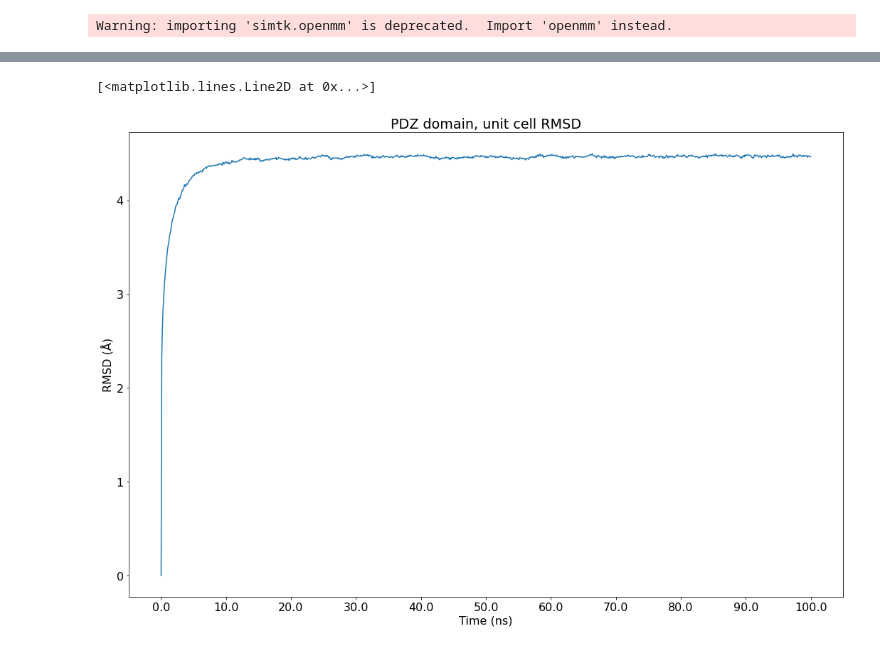
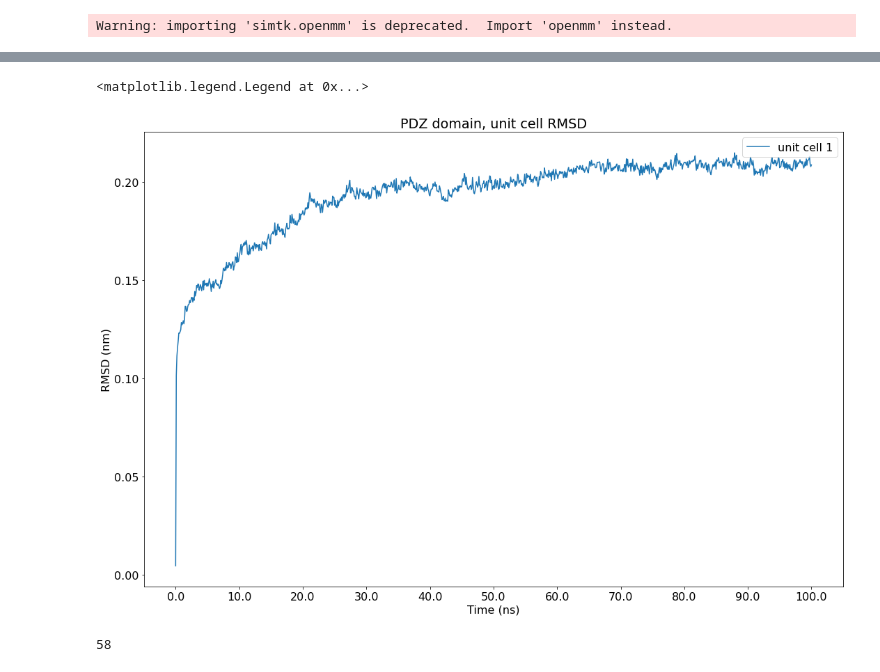
Before and after one commit to ziyuanzhao2000/PDZ_simulation, a Jupyter notebook: chain_rmsd.ipynb, the cells around one changed output, grey strips where cells are left out. Saved outputs shown, nothing was run; the diff lists cells and outputs as text; code cells hidden in the pictures.

```diff
--- a/chain_rmsd.ipynb
+++ b/chain_rmsd.ipynb
@@ -6,7 +6,7 @@ import numpy as np
 Warning: importing 'simtk.openmm' is deprecated.  Import 'openmm' instead.
 # %%
 # Loads the .h5 trajectory file from the post-squeeze production run using OpenMM
-target_traj = mdtraj.load("/Users/zhaoziyuan/Dropbox/Fall21/Research/Doeke_lab/PDZ_simulation/squeezed_production1.h5")
+target_traj = mdtraj.load("/Users/zhaoziyuan/Dropbox/Fall21/Research/Doeke_lab/PDZ_simulation/liganded_squeezed_production1.h5")
 top = target_traj[0].topology
 # %%
 # 24 chains from the P 41 3 2 space group, we will calculate RMSD for each
@@ -46,14 +67,22 @@ plot_RMSD_by_chain(chains_rmsd_backbone_atoms, "is_protein and is_backbone")
 # %%
 # Now compute RMSD of the whole unit cell (1 by 1 by 1 supercell)
+
+# For liganded PDZ, care is taken to remove all peptide ligands (odd chain ids)
+
 n_frames = target_traj.n_frames
-unit_cell_rmsd = mdtraj.rmsd(target_traj, target_traj, 0)
+unit_cell_rmsd = mdtraj.rmsd(target_traj, target_traj, 0, np.concatenate([top.select("is_protein and chainid " + str(i)) for i in range(0, top.n_chains, 2)]) )
 plt.figure(figsize=(18, 12))
 plt.rc('font', size=16)
 plt.title("PDZ domain, unit cell RMSD")
 plt.xlabel("Time (ns)")
 plt.xticks(np.arange(0, n_frames,100), np.arange(0, n_frames,100) / 10)
-plt.ylabel("RMSD (Å)")
+plt.ylabel("RMSD (nm)")
 plt.plot(unit_cell_rmsd, label = "unit cell 1")
+plt.legend(loc = 'upper right')
 # %% [output]
-[<matplotlib.lines.Line2D at 0x...>]
+<matplotlib.legend.Legend at 0x...>
-[figure, old version]
+[figure, new version]
+# %%
+top.n_chains
+# %% [output]
+58
```
Also changed, not shown: parts of 3 cells of this notebook, 1 other file.
